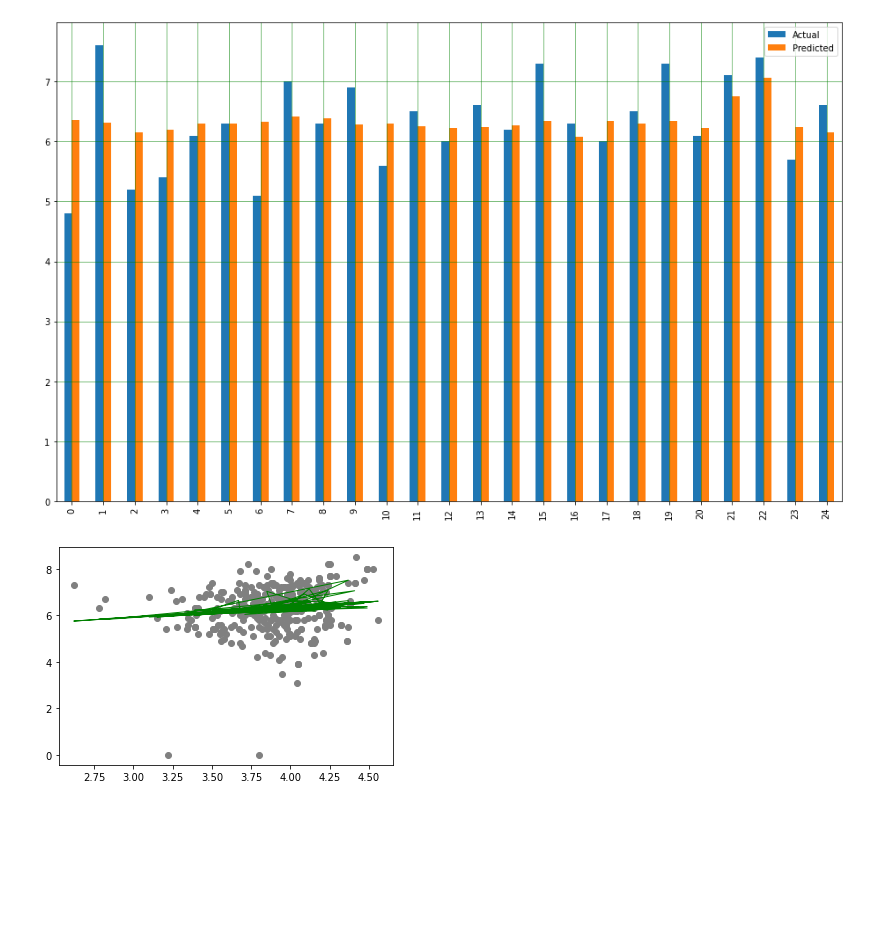
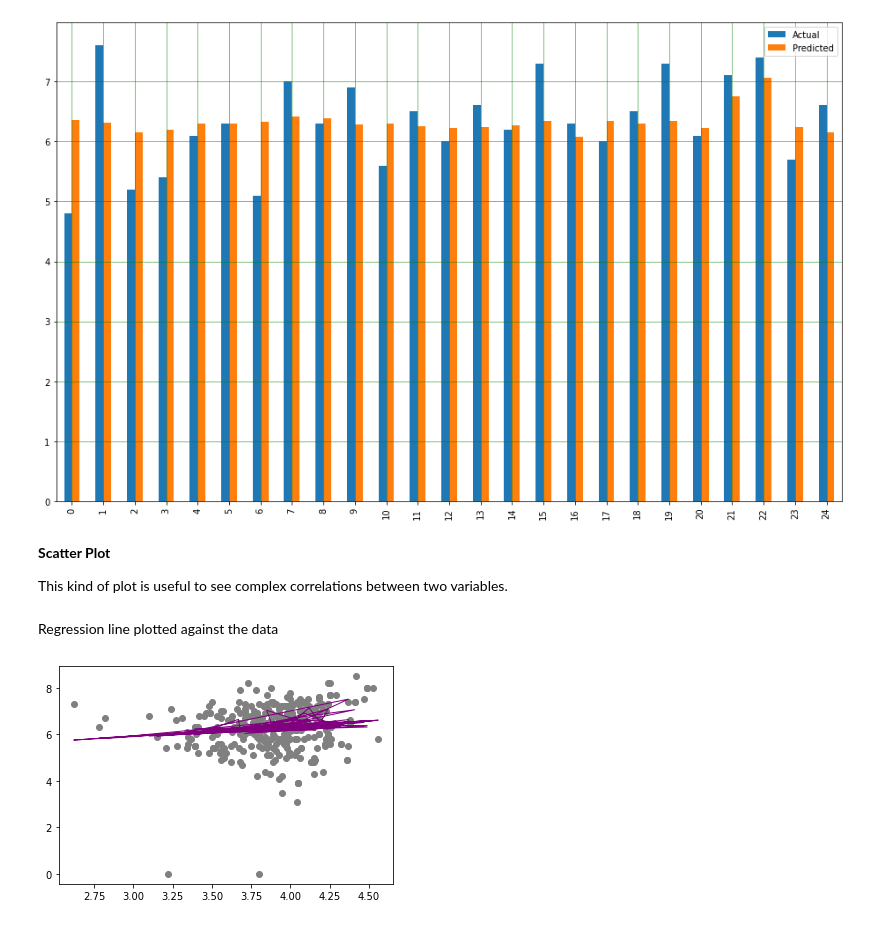
Before and after one commit to Srushti2101/DevOps-Practical, a Jupyter notebook: BDL_Projectipynb.ipynb, the cells around one changed output. Saved outputs shown, nothing was run; the diff lists cells and outputs as text; code cells hidden in the pictures; blank space fills up the shorter version.

```diff
--- a/BDL_Projectipynb.ipynb
+++ b/BDL_Projectipynb.ipynb
@@ -571,9 +607,15 @@ plt.grid(which='minor', linestyle=':', linewidth='0.5', color='black')
 plt.show()
 # %% [output]
 [figure]
+# %% [markdown]
+**Scatter Plot**
+
+This kind of plot is useful to see complex correlations between two variables.
+# %% [markdown]
+Regression line plotted against the data
 # %%
 plt.scatter(X_test[:,0], y_test,  color='gray')
-plt.plot(X_test[:,0], y_pred, color='green', linewidth=1)
+plt.plot(X_test[:,0], y_pred, color='purple', linewidth=1)
 plt.show()
 # %% [output]
-[figure, old version]
+[figure, new version]
```
Also changed, not shown: parts of 27 cells of this notebook.
